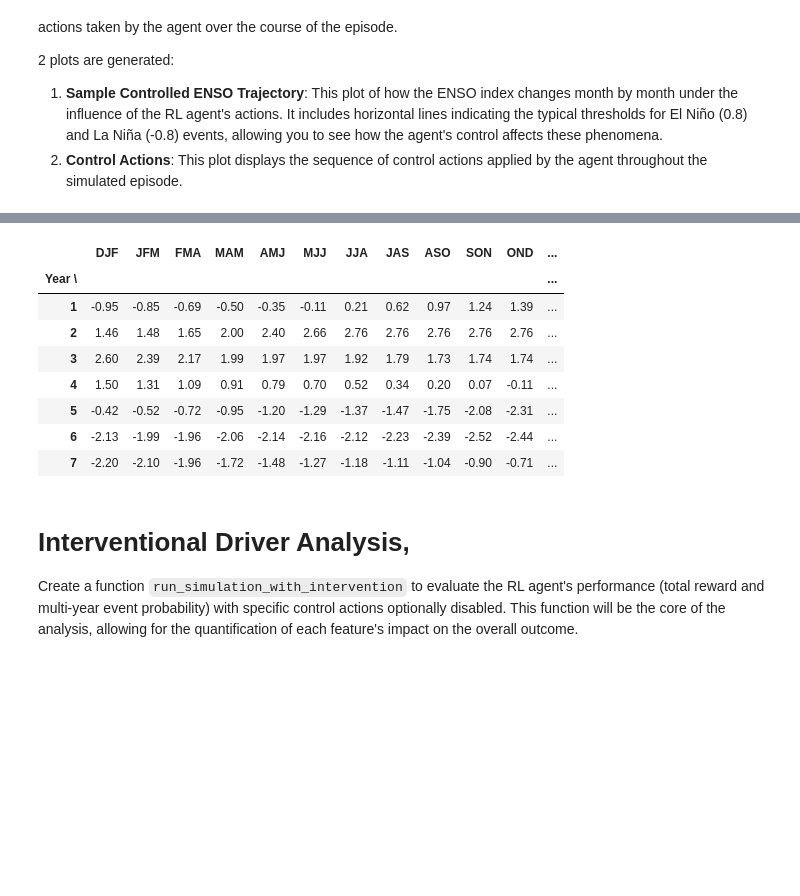
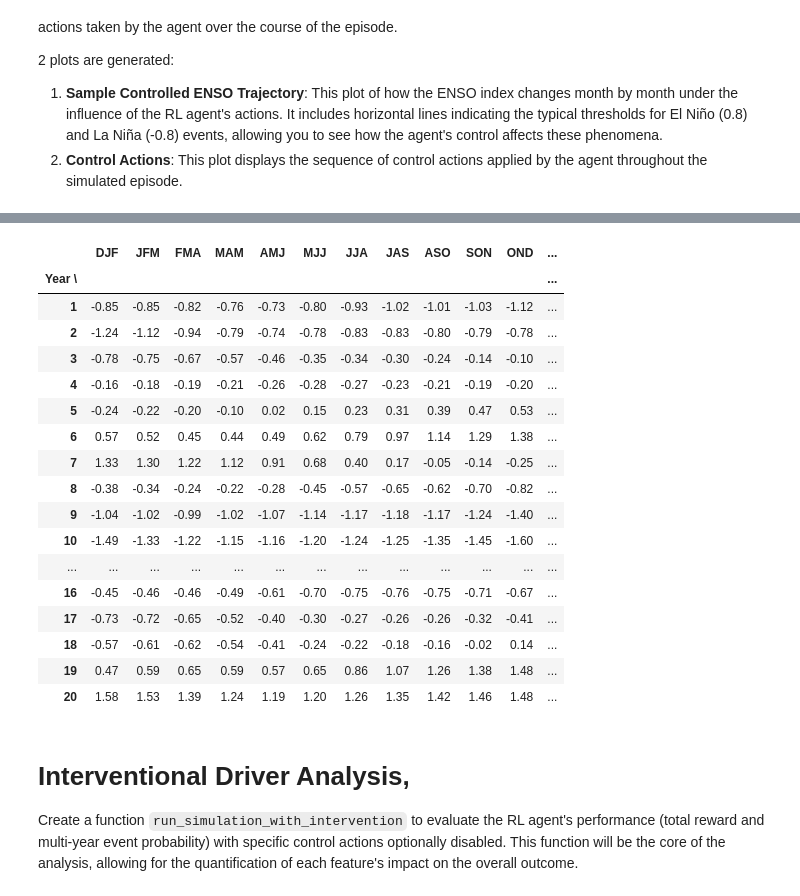
Before and after one commit to ayman-tech/enso-rl, a Jupyter notebook: enso-rl.ipynb, the cells around one changed output, grey strips where cells are left out. Drawn from its saved outputs; the diff is of its cells as text; code cells hidden in the pictures; blank space fills up the shorter version.

```diff
--- a/enso-rl.ipynb
+++ b/enso-rl.ipynb
@@ -173,8 +194,8 @@ If we are actually in March (index 2), we need the model to behave like it's Mar
 - .roll(cycle=-current_month_idx): This rotates the data list backwards. It moves the parameters at index 2 (March) to index 0.
 - Result: When the simulator reads the first item, it now finds the March parameters, ensuring the physics match the calendar.
 # %%
-debug = True
 action_scale = [1.8, 0.4, 0.3, 0.3, 0.7, 0.4, 0.35, 0.6, 0.4]
+action_scale = [round(x/12,4) for x in action_scale]
 print("Action  Scale")
 for i in range(len(action_scale)):
     print(f"{var_names[i+1]:<6} : {action_scale[i]}")
@@ -192,5 +213,5 @@ SASD   : 0.4
 # %%
-def xro_step(state, params, action, rng, step_idx):
+def xro_step(state, params, action, rng, step_idx, xro_debug=False):
     """
     Adds Action (Tuned) to the state and advances the XRO model by
     one month using model.simulate().
@@ -264,7 +285,7 @@ def xro_step(state, params, action, rng, step_idx):
     if np.isnan(next_state).any():
         return np.zeros_like(state)
 
-    if debug:
+    if xro_debug:
         # print(f'Control Actions : {control_actions}') # DEBUG
         # print(f'State B4 Action : {next_state_natural}') # DEBUG
         # print(f'State Af Action : {next_state}') # DEBUG
@@ -292,7 +313,7 @@ from prompt_toolkit.application import current
 #-------------------------------------------------
 #        IGNORE CELL: CREATED TO TEST xro step fn
 #-------------------------------------------------
-if debug :
+if debug_mode :
     rng = np.random.default_rng(seed=42) # Random Number Generator
 
     # 2. Define Initial State (Neutral / Mean State)
@@ -308,10 +329,10 @@ if debug :
 
     # TABLE with DEBUG MODE
     control_actions, updated_state, next_state = xro_step(
-        current_state, params, action, rng, step_idx
+        current_state, params, action, rng, step_idx, True
     )
     action_10 = np.insert(action, 0, 0)
-    data = {
+    enso_data_3Mean = {
         'Variables': var_names,
         'Action*': action_10,
         'Control_Actions': control_actions,
@@ -321,7 +342,7 @@ if debug :
     }
 
     # Create a pandas DataFrame from the dictionary
-    df_table = pd.DataFrame(data)
+    df_table = pd.DataFrame(enso_data_3Mean)
     print(df_table.to_string())
 # %% [output]
   Variables   Action*  Control_Actions  Current_State*  Updated State  Next_State
@@ -500,5 +546,5 @@ PPO Model with MLP_Policy : https://stable-baselines3.readthedocs.io/en/master/m
 # %%
-# Capture and parse verbose output into structured metrics in Tabular Format
+# CONTINUOUS TRAINING: PPO learns long-term climate control without episodic resets
 import io
 import sys
 
@@ -507,10 +553,10 @@ output_buffer = io.StringIO()
 old_stdout = sys.stdout
 sys.stdout = output_buffer
 
-# Train PPO model
-env = XROMultiYearEnv(params)
+# Train PPO model on CONTINUOUS environment (no artificial episode boundaries)
+env = XROMultiYearEnv(params, max_steps=120)  # max_steps=None for unlimited continuous training
 model_ppo = PPO("MlpPolicy", env, verbose=1)
-model_ppo.learn(total_timesteps=2_048*50)
+model_ppo.learn(total_timesteps=2_048*25)
 
 sys.stdout = old_stdout
 verbose_output = output_buffer.getvalue()
@@ -567,7 +613,7 @@ if metrics_list:
     pd.set_option('display.width', None)
 
     print("\n" + "="*180)
-    print("PPO TRAINING - VERBOSE OUTPUT PARSED INTO TABLE")
+    print("PPO CONTINUOUS TRAINING")
     print("="*180)
     print(df_verbose_metrics.to_string(index=False))
     print("="*180)
@@ -832,19 +979,16 @@ from IPython.display import display
 import pandas as pd
 import numpy as np
 
-# 1. Prepare Data
-raw_data = np.array(enso_traj)
-
 # Calculate 3-month running mean (centered)
 # min_periods=2 allows calculation at edges (t=0 uses t, t+1; t=end uses t-1, t)
-data = pd.Series(raw_data).rolling(window=3, center=True, min_periods=2).mean().values
+enso_data_3Mean = pd.Series(sim_data['enso_traj']).rolling(window=3, center=True, min_periods=2).mean().values
 
 # 2. Reshape into (Years x 12 Months)
 n_months = 12
-n_years = len(data) // n_months
+n_years = len(enso_data_3Mean) // n_months
 
 # Truncate data to fit full years
-data_full_years = data[:n_years * n_months]
+data_full_years = enso_data_3Mean[:n_years * n_months]
 reshaped_data = data_full_years.reshape(n_years, n_months)
 
 # 3. Create DataFrame
@@ -855,40 +999,49 @@ df_enso.index.name = 'Year \\'
 df_enso.index = df_enso.index + 1
 
 # 4. Define Styling Function
 def color_enso_values(val):
     """
     Colors values > 1 in Red, and < 1 in Blue.
     """
     # color = 'black'
     color = 'white'
     if val > 1.0:
         color = 'red'
     elif val < -1.0:
         # color = 'blue'
         color = 'lightblue'
     return f'color: {color}'
 
 # 5. Apply Style and Format
 # We use .map() (pandas >= 2.1.0) or .applymap() for older versions
 styler = df_enso.style.format("{:.2f}") # Format to 2 decimal places
 
 try:
     styler = styler.map(color_enso_values)
 except AttributeError:
     styler = styler.applymap(color_enso_values)
 
 # Display the styled table explicitly
 display(styler)
 # %% [output]
 |  | DJF | JFM | FMA | MAM | AMJ | MJJ | JJA | JAS | ASO | SON | OND | ... |
 | Year \ |  |  |  |  |  |  |  |  |  |  |  | ... |
-| 1 | -0.95 | -0.85 | -0.69 | -0.50 | -0.35 | -0.11 | 0.21 | 0.62 | 0.97 | 1.24 | 1.39 | ... |
-| 2 | 1.46 | 1.48 | 1.65 | 2.00 | 2.40 | 2.66 | 2.76 | 2.76 | 2.76 | 2.76 | 2.76 | ... |
-| 3 | 2.60 | 2.39 | 2.17 | 1.99 | 1.97 | 1.97 | 1.92 | 1.79 | 1.73 | 1.74 | 1.74 | ... |
-| 4 | 1.50 | 1.31 | 1.09 | 0.91 | 0.79 | 0.70 | 0.52 | 0.34 | 0.20 | 0.07 | -0.11 | ... |
-| 5 | -0.42 | -0.52 | -0.72 | -0.95 | -1.20 | -1.29 | -1.37 | -1.47 | -1.75 | -2.08 | -2.31 | ... |
-| 6 | -2.13 | -1.99 | -1.96 | -2.06 | -2.14 | -2.16 | -2.12 | -2.23 | -2.39 | -2.52 | -2.44 | ... |
-| 7 | -2.20 | -2.10 | -1.96 | -1.72 | -1.48 | -1.27 | -1.18 | -1.11 | -1.04 | -0.90 | -0.71 | ... |
+| 1 | -0.85 | -0.85 | -0.82 | -0.76 | -0.73 | -0.80 | -0.93 | -1.02 | -1.01 | -1.03 | -1.12 | ... |
+| 2 | -1.24 | -1.12 | -0.94 | -0.79 | -0.74 | -0.78 | -0.83 | -0.83 | -0.80 | -0.79 | -0.78 | ... |
+| 3 | -0.78 | -0.75 | -0.67 | -0.57 | -0.46 | -0.35 | -0.34 | -0.30 | -0.24 | -0.14 | -0.10 | ... |
+| 4 | -0.16 | -0.18 | -0.19 | -0.21 | -0.26 | -0.28 | -0.27 | -0.23 | -0.21 | -0.19 | -0.20 | ... |
+| 5 | -0.24 | -0.22 | -0.20 | -0.10 | 0.02 | 0.15 | 0.23 | 0.31 | 0.39 | 0.47 | 0.53 | ... |
+| 6 | 0.57 | 0.52 | 0.45 | 0.44 | 0.49 | 0.62 | 0.79 | 0.97 | 1.14 | 1.29 | 1.38 | ... |
+| 7 | 1.33 | 1.30 | 1.22 | 1.12 | 0.91 | 0.68 | 0.40 | 0.17 | -0.05 | -0.14 | -0.25 | ... |
+| 8 | -0.38 | -0.34 | -0.24 | -0.22 | -0.28 | -0.45 | -0.57 | -0.65 | -0.62 | -0.70 | -0.82 | ... |
+| 9 | -1.04 | -1.02 | -0.99 | -1.02 | -1.07 | -1.14 | -1.17 | -1.18 | -1.17 | -1.24 | -1.40 | ... |
+| 10 | -1.49 | -1.33 | -1.22 | -1.15 | -1.16 | -1.20 | -1.24 | -1.25 | -1.35 | -1.45 | -1.60 | ... |
+| ... | ... | ... | ... | ... | ... | ... | ... | ... | ... | ... | ... | ... |
+| 16 | -0.45 | -0.46 | -0.46 | -0.49 | -0.61 | -0.70 | -0.75 | -0.76 | -0.75 | -0.71 | -0.67 | ... |
+| 17 | -0.73 | -0.72 | -0.65 | -0.52 | -0.40 | -0.30 | -0.27 | -0.26 | -0.26 | -0.32 | -0.41 | ... |
+| 18 | -0.57 | -0.61 | -0.62 | -0.54 | -0.41 | -0.24 | -0.22 | -0.18 | -0.16 | -0.02 | 0.14 | ... |
+| 19 | 0.47 | 0.59 | 0.65 | 0.59 | 0.57 | 0.65 | 0.86 | 1.07 | 1.26 | 1.38 | 1.48 | ... |
+| 20 | 1.58 | 1.53 | 1.39 | 1.24 | 1.19 | 1.20 | 1.26 | 1.35 | 1.42 | 1.46 | 1.48 | ... |
 # %% [markdown]
 # Interventional Driver Analysis,
 
```
Also changed, not shown: parts of 36 cells of this notebook.
